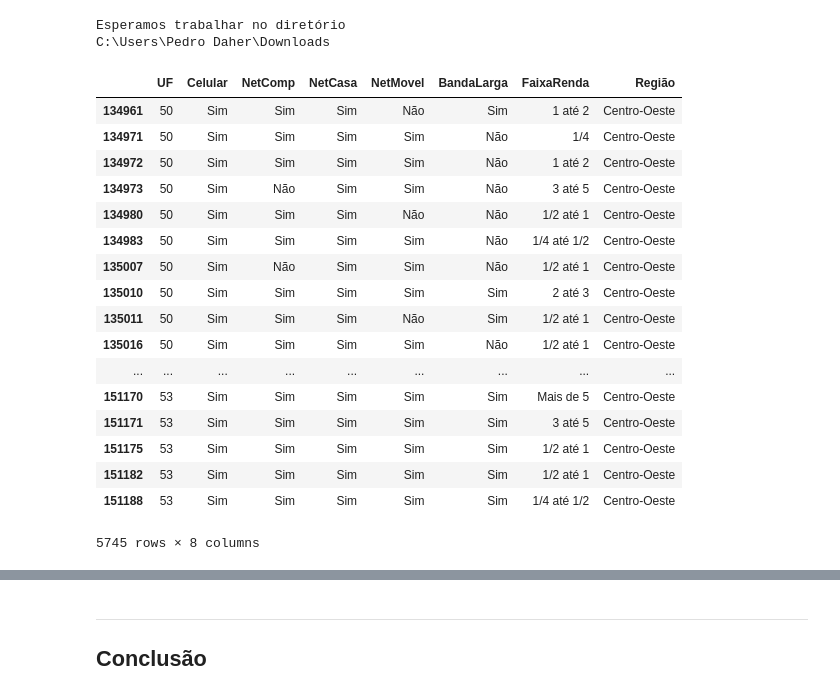
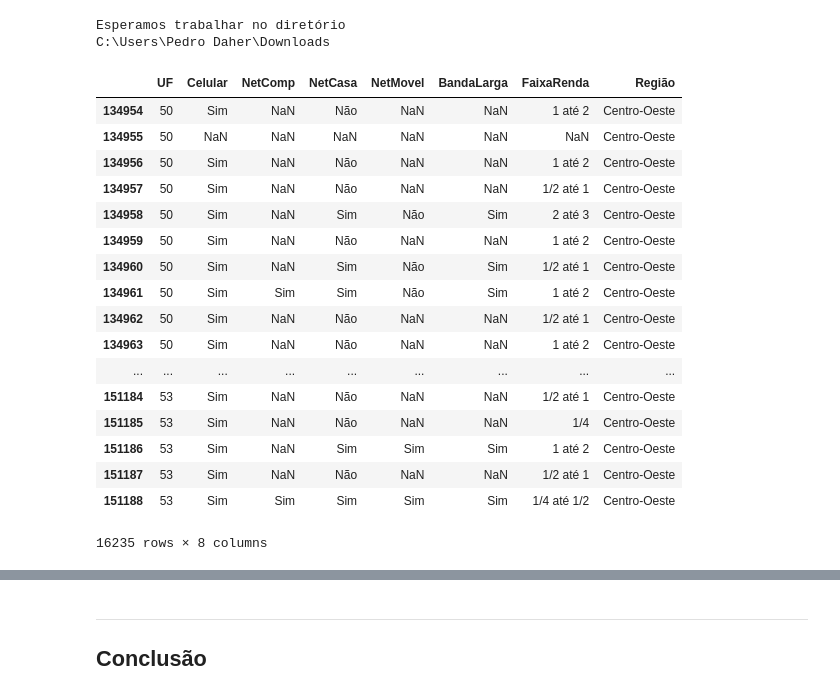
Before and after one commit to phdaher/CD, a Jupyter notebook: Projeto1 Layout.ipynb, the cells around one changed output, grey strips where cells are left out. Saved outputs shown, nothing was run; the diff lists cells and outputs as text; code cells hidden in the pictures.

```diff
--- a/Projeto1 Layout.ipynb
+++ b/Projeto1 Layout.ipynb
@@ -30,49 +30,53 @@ C:\Users\Pedro Daher\Downloads
 tabela= pd.read_csv('DOM2015.csv',sep=',')
 cut=tabela.iloc[:,[2,28,47,49,55,57,78]]
 cut=cut[cut.UF>49]
 
 cut.loc[cut.UF>49, "Região"]="Centro-Oeste"
 cut=cut.rename(columns={'V0220': 'Celular'})
 cut.Celular=cut.Celular.astype("category")
 cut.Celular.cat.categories=('Sim','Não')
+
+#cut.UF=cut.UF.astype("category")
+#cut.UF.cat.categories(['Rondonia', 'Acre', 'Amazonas', 'Roraima', 'Pará', 'Amapá', 'Tocantins', 'Maranhão', 'Piauí', 'Ceará', 'Rio Grande do Norte', 'Paraíba','Pernambuco', 'Alagoas', 'Sergipe', 'Bahia', 'Minas Gerais', 'Espírito Santo', 'Rio de Janeiro', 'São Paulo', 'Paraná', 'Santa Catarina', 'Rio Grande do Sul' 'Mato Grosso do Sul', 'Mato Grosso', 'Goiás',  'Distrito Federal'])
+
 
 cut=cut.rename(columns={'V0232': 'NetComp'})
 cut.NetComp=cut.NetComp.astype("category")
 cut.NetComp.cat.categories=('Sim','Não')
 
 cut=cut.rename(columns={'V02322': 'NetCasa'})
 cut.NetCasa=cut.NetCasa.astype("category")
 cut.NetCasa.cat.categories=('Sim','Não')
 
 cut=cut.rename(columns={'V02426': 'BandaLarga'})
 cut.BandaLarga=cut.BandaLarga.astype("category")
 cut.BandaLarga.cat.categories=('Sim','Não')
 
 cut=cut.rename(columns={'V02424': 'NetMovel'})
 cut.NetMovel=cut.NetMovel.astype("category")
 cut.NetMovel.cat.categories=('Sim','Não')
 
 cut=cut.rename(columns={'V4622': 'FaixaRenda'})
 cut.FaixaRenda=cut.FaixaRenda.astype("category")
-cut.FaixaRenda.cat.categories=('0','1/4 ','1/4 até 1/2','1/2 até 1','1 até 2','2 até 3','3 até 5', 'Mais de 5', '00')
-cut=cut.dropna()
+cut.FaixaRenda.cat.categories=('SemRend','1/4 ','1/4 até 1/2','1/2 até 1','1 até 2','2 até 3','3 até 5', 'Mais de 5', 'NãoDec')
+#cut=cut.dropna()
 cut
 # %% [output]
 |  | UF | Celular | NetComp | NetCasa | NetMovel | BandaLarga | FaixaRenda | Região |
+| 134954 | 50 | Sim | NaN | Não | NaN | NaN | 1 até 2 | Centro-Oeste |
+| 134955 | 50 | NaN | NaN | NaN | NaN | NaN | NaN | Centro-Oeste |
+| 134956 | 50 | Sim | NaN | Não | NaN | NaN | 1 até 2 | Centro-Oeste |
+| 134957 | 50 | Sim | NaN | Não | NaN | NaN | 1/2 até 1 | Centro-Oeste |
+| 134958 | 50 | Sim | NaN | Sim | Não | Sim | 2 até 3 | Centro-Oeste |
+| 134959 | 50 | Sim | NaN | Não | NaN | NaN | 1 até 2 | Centro-Oeste |
+| 134960 | 50 | Sim | NaN | Sim | Não | Sim | 1/2 até 1 | Centro-Oeste |
 | 134961 | 50 | Sim | Sim | Sim | Não | Sim | 1 até 2 | Centro-Oeste |
-| 134971 | 50 | Sim | Sim | Sim | Sim | Não | 1/4 | Centro-Oeste |
-| 134972 | 50 | Sim | Sim | Sim | Sim | Não | 1 até 2 | Centro-Oeste |
-| 134973 | 50 | Sim | Não | Sim | Sim | Não | 3 até 5 | Centro-Oeste |
-| 134980 | 50 | Sim | Sim | Sim | Não | Não | 1/2 até 1 | Centro-Oeste |
-| 134983 | 50 | Sim | Sim | Sim | Sim | Não | 1/4 até 1/2 | Centro-Oeste |
-| 135007 | 50 | Sim | Não | Sim | Sim | Não | 1/2 até 1 | Centro-Oeste |
-| 135010 | 50 | Sim | Sim | Sim | Sim | Sim | 2 até 3 | Centro-Oeste |
-| 135011 | 50 | Sim | Sim | Sim | Não | Sim | 1/2 até 1 | Centro-Oeste |
-| 135016 | 50 | Sim | Sim | Sim | Sim | Não | 1/2 até 1 | Centro-Oeste |
+| 134962 | 50 | Sim | NaN | Não | NaN | NaN | 1/2 até 1 | Centro-Oeste |
+| 134963 | 50 | Sim | NaN | Não | NaN | NaN | 1 até 2 | Centro-Oeste |
 | ... | ... | ... | ... | ... | ... | ... | ... | ... |
-| 151170 | 53 | Sim | Sim | Sim | Sim | Sim | Mais de 5 | Centro-Oeste |
-| 151171 | 53 | Sim | Sim | Sim | Sim | Sim | 3 até 5 | Centro-Oeste |
-| 151175 | 53 | Sim | Sim | Sim | Sim | Sim | 1/2 até 1 | Centro-Oeste |
-| 151182 | 53 | Sim | Sim | Sim | Sim | Sim | 1/2 até 1 | Centro-Oeste |
+| 151184 | 53 | Sim | NaN | Não | NaN | NaN | 1/2 até 1 | Centro-Oeste |
+| 151185 | 53 | Sim | NaN | Não | NaN | NaN | 1/4 | Centro-Oeste |
+| 151186 | 53 | Sim | NaN | Sim | Sim | Sim | 1 até 2 | Centro-Oeste |
+| 151187 | 53 | Sim | NaN | Não | NaN | NaN | 1/2 até 1 | Centro-Oeste |
 | 151188 | 53 | Sim | Sim | Sim | Sim | Sim | 1/4 até 1/2 | Centro-Oeste |
-5745 rows × 8 columns
+16235 rows × 8 columns
```
Also changed, not shown: parts of 13 cells of this notebook.
